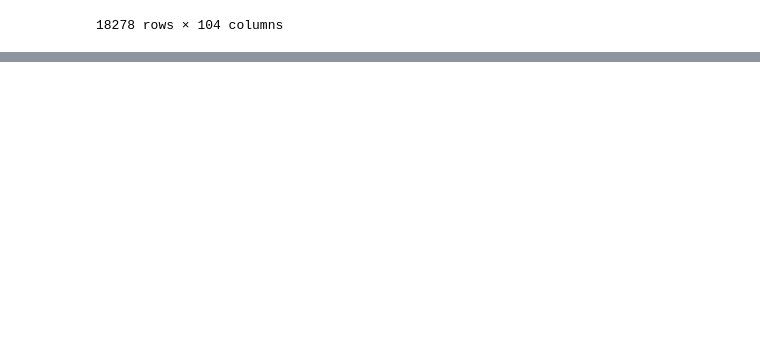
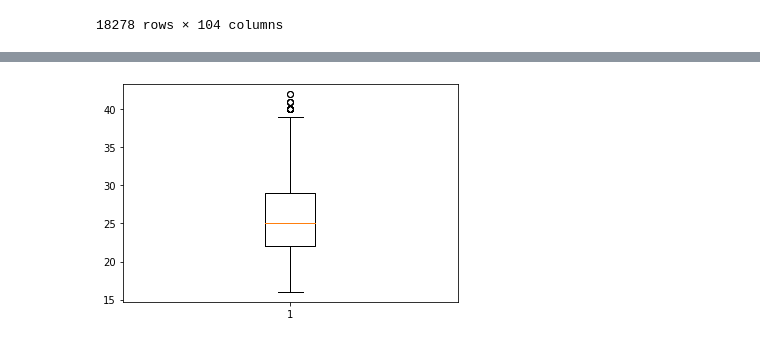
Before and after one commit to Nishant2415/Machine-Learning, a Jupyter notebook: College/PracticalML.ipynb, the cells around one changed output, grey strips where cells are left out. Cells and saved outputs as stored; diff of their text form; code cells hidden in the pictures; blank space fills up the shorter version.

```diff
--- a/College/PracticalML.ipynb
+++ b/College/PracticalML.ipynb
@@ -73,0 +50,5 @@ array([[<matplotlib.axes._subplots.AxesSubplot object at 0x...>,
+# %%
+plt.boxplot(player['age'])
+plt.show()
+# %% [output]
+[figure, added]
```
Also changed, not shown: parts of 5 cells of this notebook.
